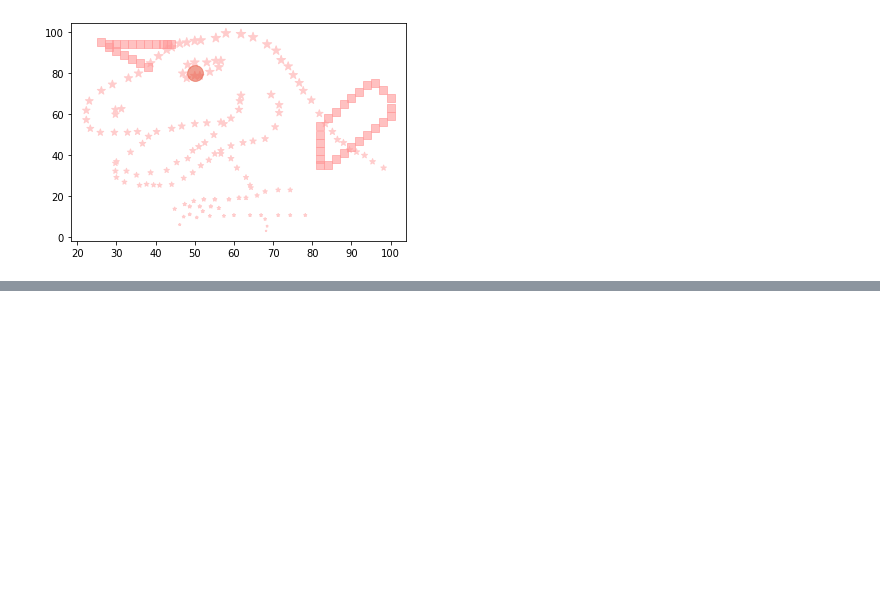
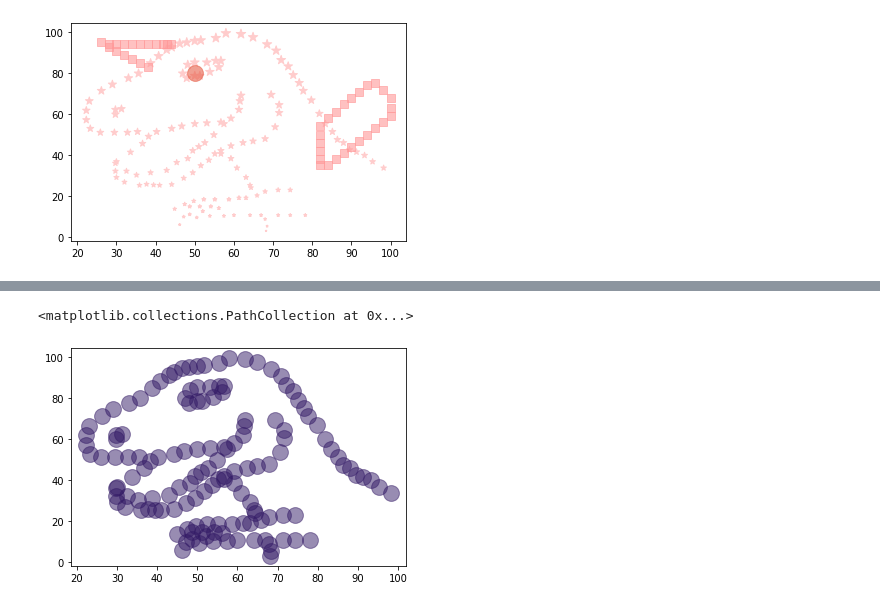
Before and after one commit to wilaipa/KKU_data_mining, a Jupyter notebook: Data102.ipynb, the cells around one changed output, grey strips where cells are left out. Cells and saved outputs as stored; diff of their text form; code cells hidden in the pictures; blank space fills up the shorter version.

```diff
--- a/Data102.ipynb
+++ b/Data102.ipynb
@@ -135,0 +152,5 @@ plt.scatter([50],[80],s=250,alpha=0.6,c='#E75F49')
+# %%
+plt.scatter(data['x'],data['y'],s=250,c=[[0.2,0.1,0.4,0.5]])
+# %% [output]
+<matplotlib.collections.PathCollection at 0x...>
+[figure, added]
```
Also changed, not shown: parts of 16 cells of this notebook.
